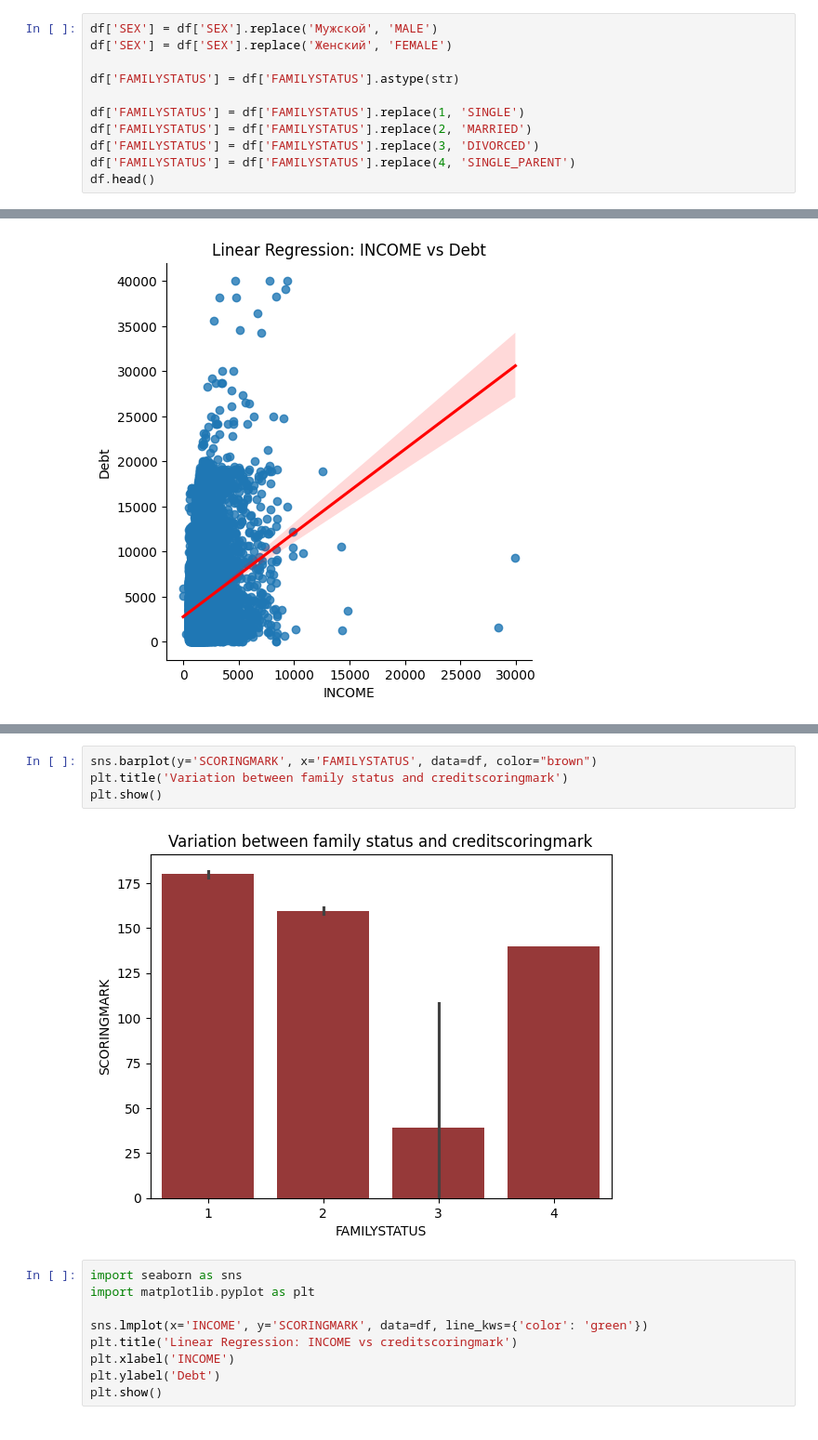
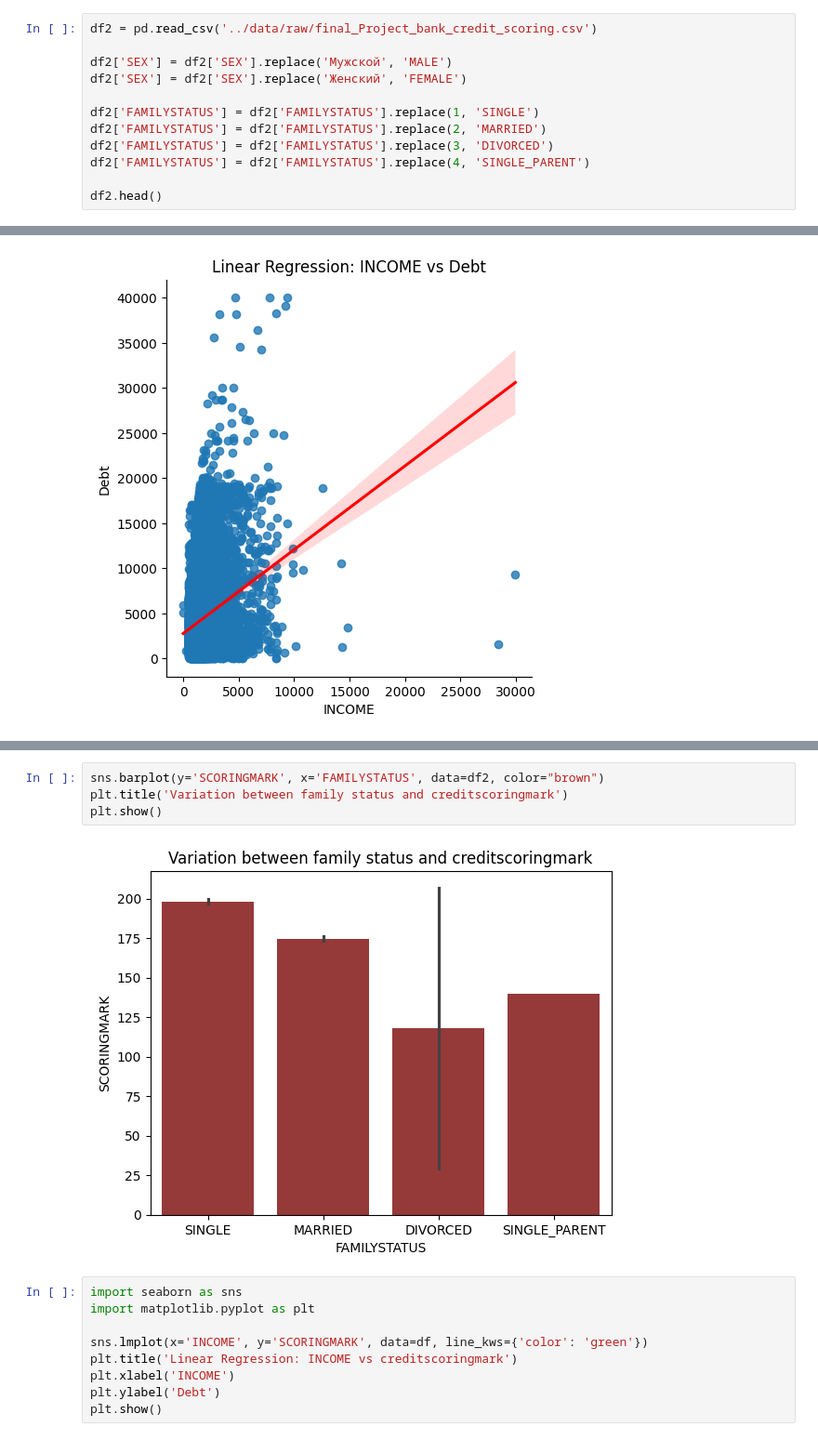
Before and after one commit to UgoChikezie2/ugo-final-project, a Jupyter notebook: notebooks/Ugo_Chikezie_Final-Project.ipynb, the cells around one changed output, grey strips where cells are left out. Shown at 93% size. Cells and saved outputs as stored; diff of their text form.

```diff
--- a/notebooks/Ugo_Chikezie_Final-Project.ipynb
+++ b/notebooks/Ugo_Chikezie_Final-Project.ipynb
@@ -116,14 +116,15 @@ df.head()
 | 3 | 2370.39 | 0 | 3000.0 | 1972-02-18 | Женский | Среднее специальное | 1045.84 | 60 | ... |
 | 4 | 2280.55 | 0 | 3000.0 | 1997-02-23 | Женский | Высшее | 1092.65 | 60 | ... |
 # %%
-df['SEX'] = df['SEX'].replace('Мужской', 'MALE')
-df['SEX'] = df['SEX'].replace('Женский', 'FEMALE')
+df2 = pd.read_csv('../data/raw/final_Project_bank_credit_scoring.csv')
 
-df['FAMILYSTATUS'] = df['FAMILYSTATUS'].astype(str)
+df2['SEX'] = df2['SEX'].replace('Мужской', 'MALE')
+df2['SEX'] = df2['SEX'].replace('Женский', 'FEMALE')
 
-df['FAMILYSTATUS'] = df['FAMILYSTATUS'].replace(1, 'SINGLE')
-df['FAMILYSTATUS'] = df['FAMILYSTATUS'].replace(2, 'MARRIED')
-df['FAMILYSTATUS'] = df['FAMILYSTATUS'].replace(3, 'DIVORCED')
-df['FAMILYSTATUS'] = df['FAMILYSTATUS'].replace(4, 'SINGLE_PARENT')
-df.head()
+df2['FAMILYSTATUS'] = df2['FAMILYSTATUS'].replace(1, 'SINGLE')
+df2['FAMILYSTATUS'] = df2['FAMILYSTATUS'].replace(2, 'MARRIED')
+df2['FAMILYSTATUS'] = df2['FAMILYSTATUS'].replace(3, 'DIVORCED')
+df2['FAMILYSTATUS'] = df2['FAMILYSTATUS'].replace(4, 'SINGLE_PARENT')
+
+df2.head()
 # %% [output]
@@ -275,9 +276,9 @@ plt.show()
 # %%
-sns.barplot(y='SCORINGMARK', x='FAMILYSTATUS', data=df, color="brown")
+sns.barplot(y='SCORINGMARK', x='FAMILYSTATUS', data=df2, color="brown")
 plt.title('Variation between family status and creditscoringmark')
 plt.show()
 # %% [output]
-[figure, old version]
+[figure, new version]
 # %%
 import seaborn as sns
 import matplotlib.pyplot as plt
```
Also changed, not shown: parts of 6 cells of this notebook.
